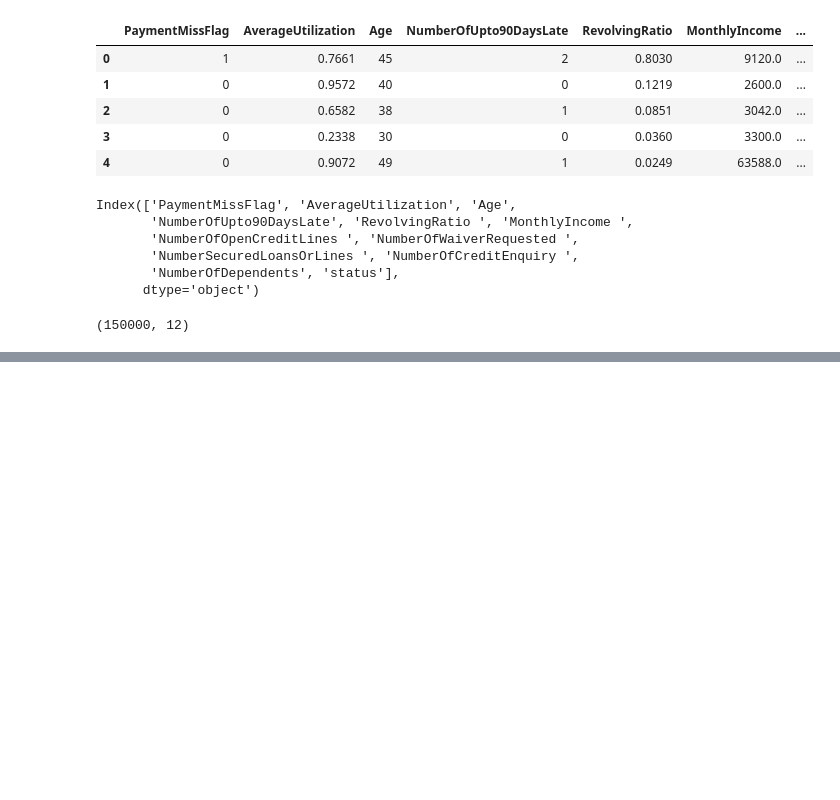
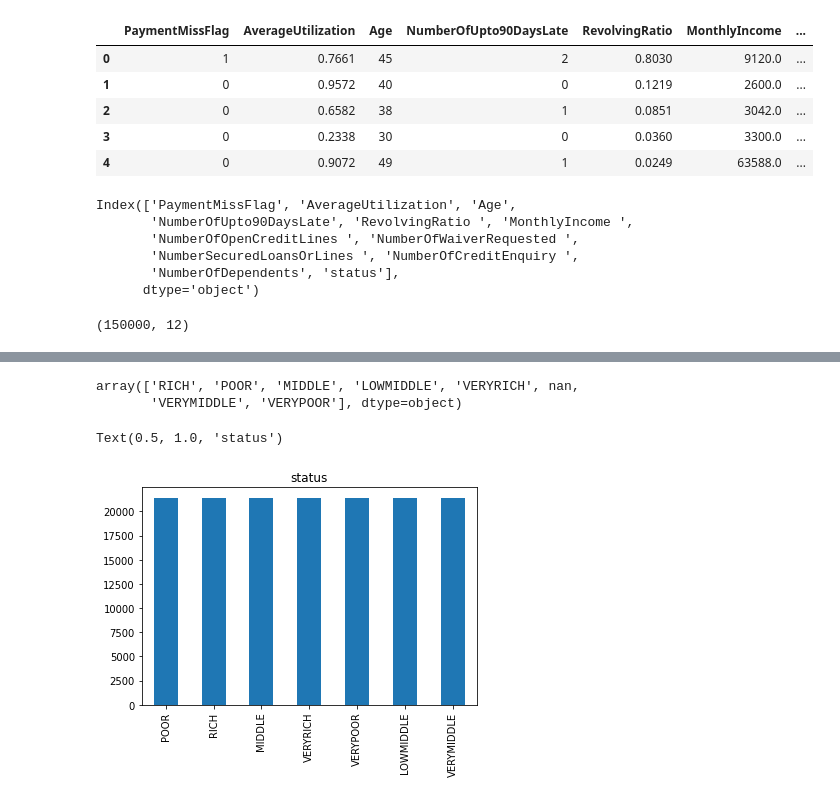
Before and after one commit to Hiroto555/ML-Project, a Jupyter notebook: default-prediction.ipynb, the cells around one changed output, grey strips where cells are left out. Drawn from its saved outputs; the diff is of its cells as text; code cells hidden in the pictures; blank space fills up the shorter version.

```diff
--- a/default-prediction.ipynb
+++ b/default-prediction.ipynb
@@ -66,0 +122,13 @@ df.drop('NumberOfCreditEnquiry ', axis=1, inplace=True)
+# %%
+# Inspect the status column
+df['status'].unique()
+# %% [output]
+array(['RICH', 'POOR', 'MIDDLE', 'LOWMIDDLE', 'VERYRICH', nan,
+       'VERYMIDDLE', 'VERYPOOR'], dtype=object)
+# %%
+# Make a bar plot with the number of each unique status
+fig = df['status'].value_counts().plot.bar()
+fig.set_title('status')
+# %% [output]
+Text(0.5, 1.0, 'status')
+[figure, added]
```
Also changed, not shown: parts of 20 cells of this notebook.
